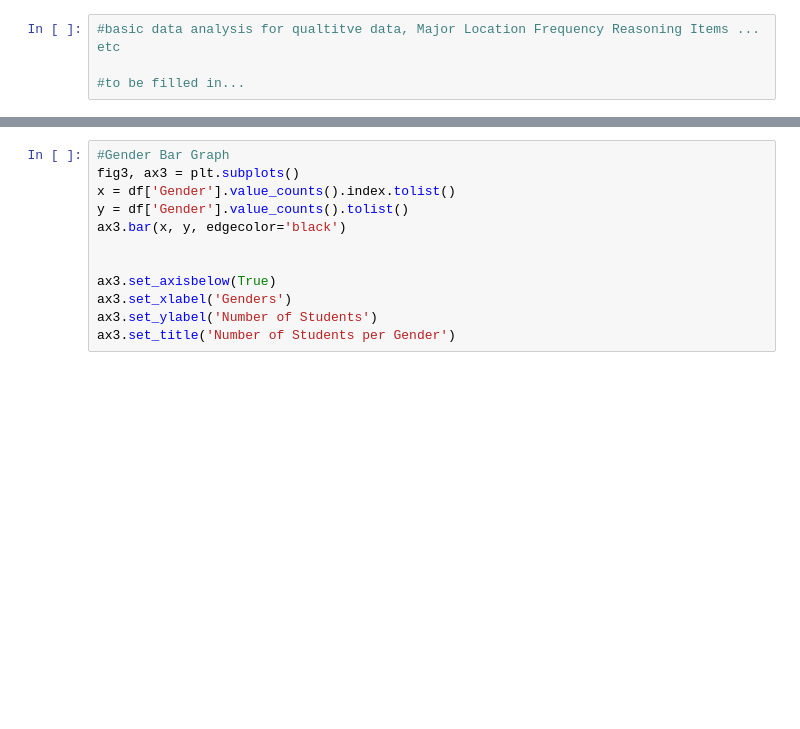
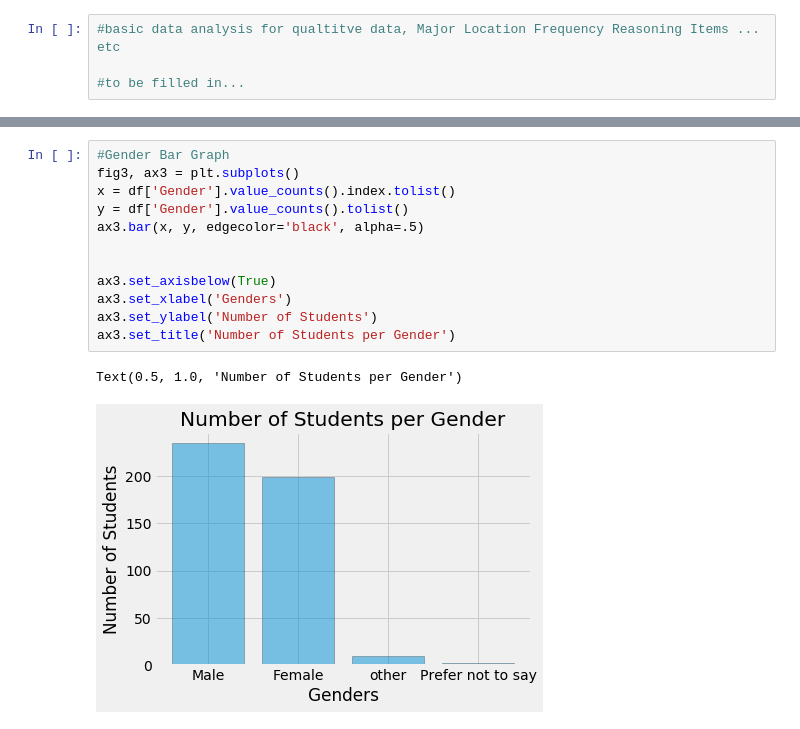
Before and after one commit to aalmeida9/362Project1, a Jupyter notebook: main.ipynb, the cells around one changed output, grey strips where cells are left out. Cells and saved outputs as stored; diff of their text form; blank space fills up the shorter version.

```diff
--- a/main.ipynb
+++ b/main.ipynb
@@ -219,15 +323,18 @@ plt.setp(autotexts, size=12, weight="bold")
 # %%
 #Gender Bar Graph
 fig3, ax3 = plt.subplots()
 x = df['Gender'].value_counts().index.tolist()
 y = df['Gender'].value_counts().tolist()
-ax3.bar(x, y, edgecolor='black')
+ax3.bar(x, y, edgecolor='black', alpha=.5)
 
 
 ax3.set_axisbelow(True)
 ax3.set_xlabel('Genders')
 ax3.set_ylabel('Number of Students')
 ax3.set_title('Number of Students per Gender')
+# %% [output]
+Text(0.5, 1.0, 'Number of Students per Gender')
+[figure, added]
 # %%
 #Age Box Plot
 fig4, ax4 = plt.subplots()
```
Also changed, not shown: parts of 38 cells of this notebook.
